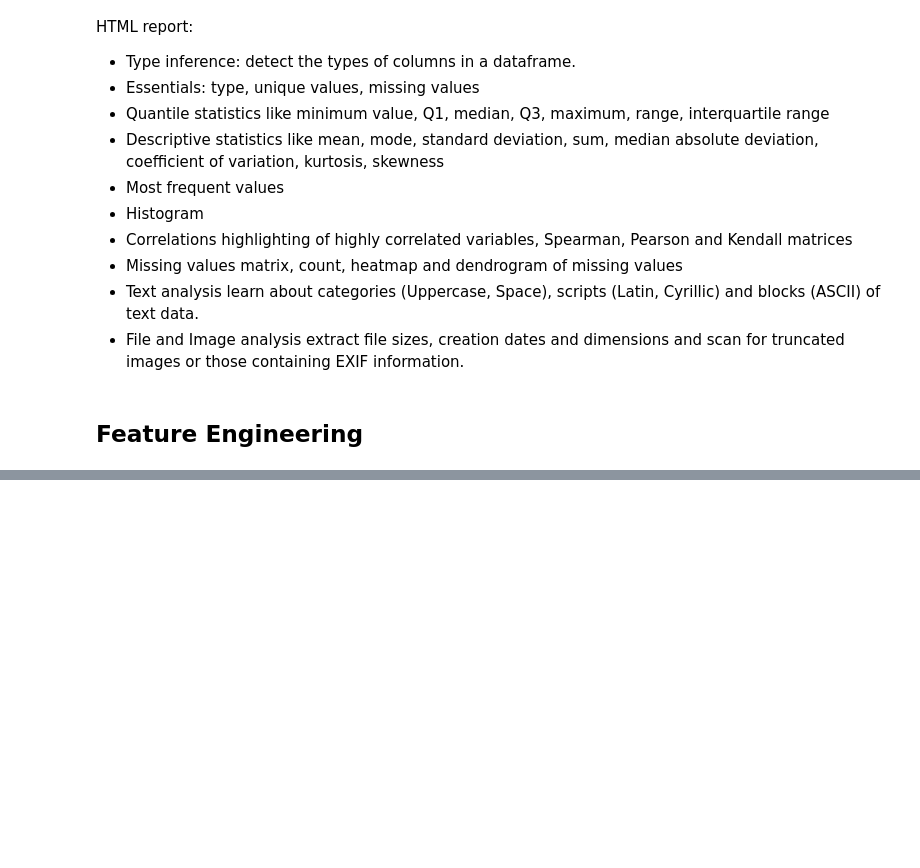
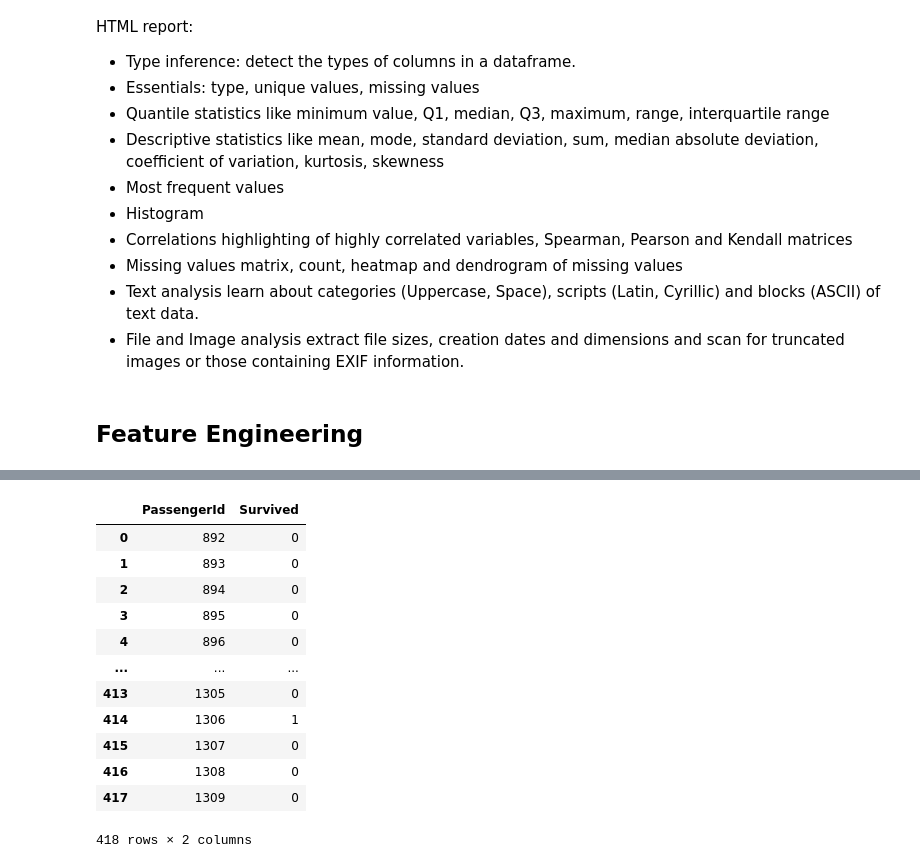
Before and after one commit to rmd-davis/titanic, a Jupyter notebook: titanic.ipynb, the cells around one changed output, grey strips where cells are left out. Drawn from its saved outputs; the diff is of its cells as text; code cells hidden in the pictures; blank space fills up the shorter version.

Commit message:
submission 2

```diff
--- a/titanic.ipynb
+++ b/titanic.ipynb
@@ -125,0 +149,15 @@ X
+# %%
+from sklearn.model_selection import RandomizedSearchCV
+from scipy.stats import randint, uniform
+
+clf = DecisionTreeClassifier(random_state=42)
+
+params = {"criterion": ["gini", "entropy"],
+          "splitter": ["best", "random"],
+          "class_weight": ['balanced', None],
+          "max_depth": randint(2, 21),
+          "min_samples_leaf": randint(1, 11),
+          "max_features": uniform(0.0, 1.0)}
+
+search = RandomizedSearchCV(clf, param_distributions=params, n_iter=1000, scoring='accuracy', cv=10, verbose=2)
+search = search.fit(X_train, y_train)
@@ -125,0 +224,37 @@ X
+# %%
+X_unknown_data = feature_engineer(unknown_data)
+
+# Ensure columns are the same
+
+for col in X_train.columns:
+    if col not in X_unknown_data.columns:
+        X_unknown_data[col] = 0
+
+for col in X_unknown_data.columns:
+    if col not in X_train.columns:
+        X_unknown_data = X_unknown_data.drop(columns= col)
+
+X_unknown_data = X_unknown_data[X_train.columns]
+# %%
+# Predict survivals based on model
+predicted_survival = search.predict(X_unknown_data)
+# %%
+# Combine submission data
+
+submission_data = pd.DataFrame(unknown_data['PassengerId'])
+submission_data['Survived'] = predicted_survival
+submission_data
+# %% [output]
+|  | PassengerId | Survived |
+| 0 | 892 | 0 |
+| 1 | 893 | 0 |
+| 2 | 894 | 0 |
+| 3 | 895 | 0 |
+| 4 | 896 | 0 |
+| ... | ... | ... |
+| 413 | 1305 | 0 |
+| 414 | 1306 | 1 |
+| 415 | 1307 | 0 |
+| 416 | 1308 | 0 |
+| 417 | 1309 | 0 |
+418 rows × 2 columns
```
Also changed, not shown: parts of 18 cells of this notebook.
